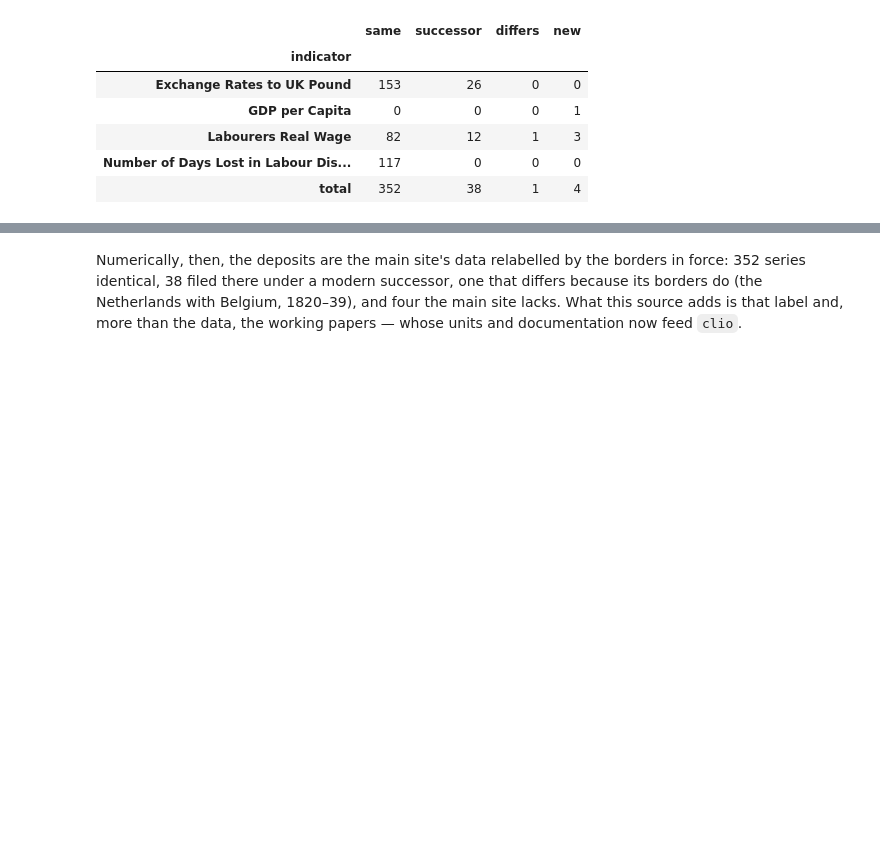
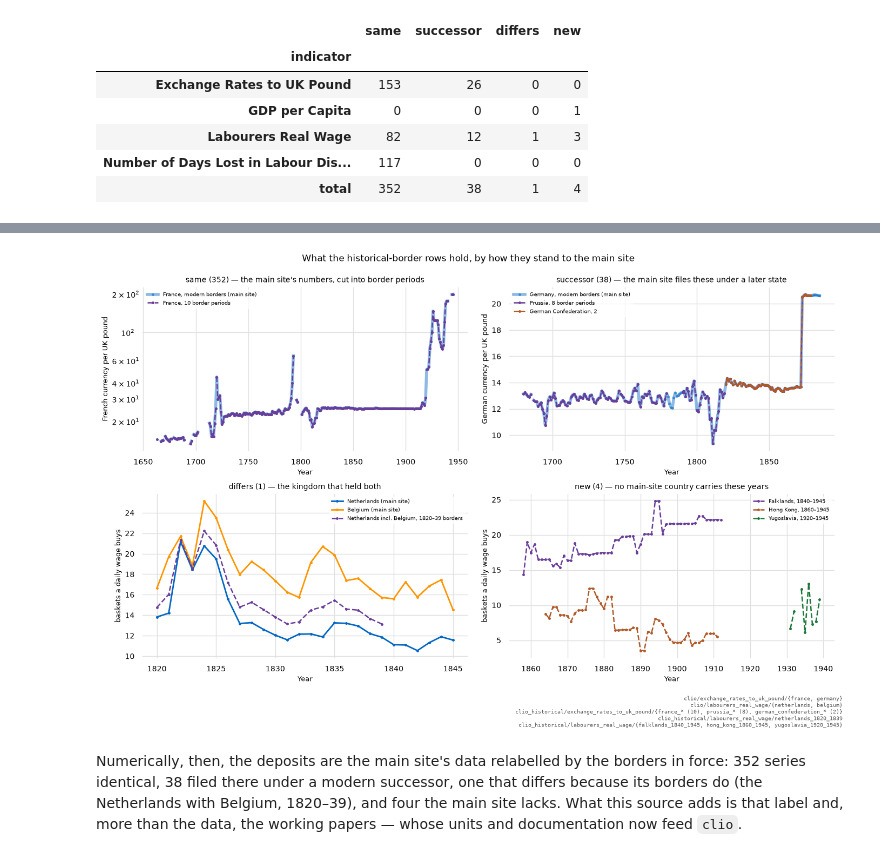
Before and after one commit to glyfish/meida, a Jupyter notebook: notebooks/clio_historical/notebooks/inventory.ipynb, the cells around one changed output, grey strips where cells are left out. Saved outputs shown, nothing was run; the diff lists cells and outputs as text; code cells hidden in the pictures; blank space fills up the shorter version.

```diff
--- a/notebooks/clio_historical/notebooks/inventory.ipynb
+++ b/notebooks/clio_historical/notebooks/inventory.ipynb
@@ -208,3 +171,86 @@ stored
+# %%
+CLIO = hs.CLIO_DATA / "timeseries" / "clio.jsonl"
+PURPLE, BROWN, GREEN = "#6a3d9a", "#b15928", "#1b7837"
+
+def load(path, ids=(), prefixes=()):
+    """The series as loaded, straight from the .jsonl the database was filled from."""
+    out = {}
+    for line in Path(path).open():
+        record = json.loads(line)
+        if record["native_id"] in ids or any(record["native_id"].startswith(p) for p in prefixes):
+            out[record["native_id"]] = record
+    return out
+
+E, W = "clio_historical/exchange_rates_to_uk_pound/", "clio_historical/labourers_real_wage/"
+hist = load(accept.DATA_DIR / "timeseries" / "clio_historical.jsonl",
+            prefixes=(E + "france_", E + "prussia_", E + "german_confederation_",
+                      W + "netherlands_1820_1839", W + "falklands", W + "hong_kong", W + "yugoslavia"))
+site = load(CLIO, ids={"clio/exchange_rates_to_uk_pound/france", "clio/exchange_rates_to_uk_pound/germany",
+                       "clio/labourers_real_wage/netherlands", "clio/labourers_real_wage/belgium"})
+periods = lambda prefix: [hist[k] for k in sorted(hist) if k.startswith(prefix)]
+
+def panel(axis, window, solid=(), dashed=(), log=False, title="", ylabel=""):
+    lo, hi = window
+    def cut(record):
+        years, values = to_arrays(record)
+        inside = (years >= lo) & (years <= hi)
+        return break_gaps(years[inside], values[inside])          # (x, y)
+    for record, label, kw in solid:
+        axis.plot(*cut(record), "-", marker="o", markersize=2.5, label=label, **kw)
+    for records, label, color in dashed:
+        for i, record in enumerate(sorted(records, key=lambda r: r["observation_start"])):
+            axis.plot(*cut(record), "--", lw=1.8, marker="o", markersize=2.5, color=color,
+                      label=label if i == 0 else None)           # one legend entry per polity
+    axis.set_yscale("log" if log else "linear")
+    axis.set_title(title, fontsize=10)
+    axis.set_ylabel(ylabel, fontsize=9)
+    axis.set_xlabel("Year", fontsize=9)
+    axis.legend(fontsize=7.5, loc="best")
+
+figure, axes = pyplot.subplots(2, 2, figsize=(14, 9))
+wide = {"lw": 4, "alpha": 0.45}                    # the main site, wide enough to show through
+france, prussia, confederation = (periods(E + p) for p in ("france_", "prussia_", "german_confederation_"))
+
+panel(axes[0][0], (1660, 1945), log=True,
+      solid=[(site["clio/exchange_rates_to_uk_pound/france"], "France, modern borders (main site)", wide)],
+      dashed=[(france, f"France, {len(france)} border periods", PURPLE)],
+      title=f"same ({stored.loc['total', 'same']}) — the main site's numbers, cut into border periods",
+      ylabel="French currency per UK pound")
+
+panel(axes[0][1], (1680, 1885),
+      solid=[(site["clio/exchange_rates_to_uk_pound/germany"], "Germany, modern borders (main site)", wide)],
+      dashed=[(prussia, f"Prussia, {len(prussia)} border periods", PURPLE),
+              (confederation, f"German Confederation, {len(confederation)}", BROWN)],
+      title=f"successor ({stored.loc['total', 'successor']}) — the main site files these under a later state",
+      ylabel="German currency per UK pound")
+
+panel(axes[1][0], (1815, 1845),
+      solid=[(site["clio/labourers_real_wage/netherlands"], "Netherlands (main site)", {"lw": 2}),
+             (site["clio/labourers_real_wage/belgium"], "Belgium (main site)", {"lw": 2})],
+      dashed=[([hist[W + "netherlands_1820_1839"]], "Netherlands incl. Belgium, 1820–39 borders", PURPLE)],
+      title=f"differs ({stored.loc['total', 'differs']}) — the kingdom that held both",
+      ylabel="baskets a daily wage buys")
+
+panel(axes[1][1], (1850, 1945),
+      dashed=[(periods(W + "falklands"), "Falklands, 1840–1945", PURPLE),
+              (periods(W + "hong_kong"), "Hong Kong, 1860–1945", BROWN),
+              (periods(W + "yugoslavia"), "Yugoslavia, 1920–1945", GREEN)],
+      title=f"new ({stored.loc['total', 'new']}) — no main-site country carries these years",
+      ylabel="baskets a daily wage buys")
+
+figure.suptitle("What the historical-border rows hold, by how they stand to the main site", fontsize=12)
+figure.tight_layout()
+stamp_source(*({"native_id": s} for s in (
+    "clio/exchange_rates_to_uk_pound/{france, germany}",
+    "clio/labourers_real_wage/{netherlands, belgium}",
+    f"{E}{{france_* ({len(france)}), prussia_* ({len(prussia)}), german_confederation_* ({len(confederation)})}}",
+    f"{W}netherlands_1820_1839",
+    f"{W}{{falklands_1840_1945, hong_kong_1860_1945, yugoslavia_1920_1945}}")), figure=figure)
+# the stamp reserves a line's height apiece, sized for a single-panel figure;
+# on a tall one that leaves a band of white, so give the panels the room back
+figure.subplots_adjust(bottom=0.15)
+# %% [output]
+[figure, added]
 # %% [markdown]
 Numerically, then, the deposits are the main site's data relabelled by the
 borders in force: 352 series identical, 38 filed there under a modern successor,
```
Also changed, not shown: parts of 4 cells of this notebook.
